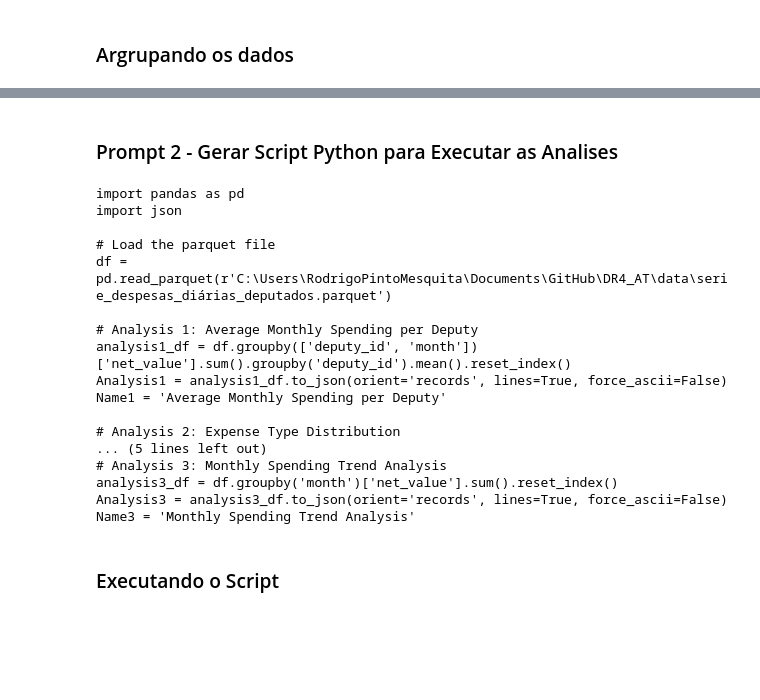
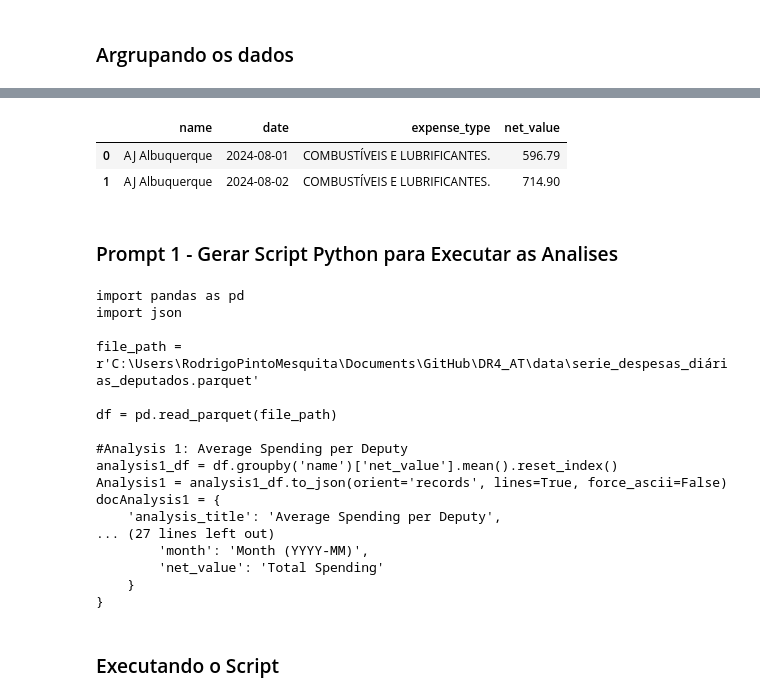
Before and after one commit to rodrigo1992-cmyk/DR4_AT, a Jupyter notebook: notebooks/main.ipynb, the cells around one changed output, grey strips where cells are left out. Drawn from its saved outputs; the diff is of its cells as text; code cells hidden in the pictures; blank space fills up the shorter version.

````diff
--- a/notebooks/main.ipynb
+++ b/notebooks/main.ipynb
@@ -276,45 +213,66 @@ analysis
+# %%
+import sys
+import os
+sys.path.append(r'C:\Users\RodrigoPintoMesquita\Documents\GitHub\DR4_AT')
+from app.dataprep import *
+
+df = get_despesas()
+df.head(2)
+# %% [output]
+|  | name | date | expense_type | net_value |
+| 0 | AJ Albuquerque | 2024-08-01 | COMBUSTÍVEIS E LUBRIFICANTES. | 596.79 |
+| 1 | AJ Albuquerque | 2024-08-02 | COMBUSTÍVEIS E LUBRIFICANTES. | 714.90 |
 # %% [markdown]
-### Prompt 2 - Gerar Script Python para Executar as Analises
+### Prompt 1 - Gerar Script Python para Executar as Analises
 # %%
-prompt_2 = f"""
+import os
+import google.generativeai as genai
+from dotenv import load_dotenv
+
+path_despesas = r'C:\Users\RodrigoPintoMesquita\Documents\GitHub\DR4_AT\data\serie_despesas_diárias_deputados.parquet'
+
+prompt_1 = f"""
 You are a data scientist analyzing the spending history of deputies in 2024.
 You have a parket file in the path {path_despesas}, with the following columns:
 
-- deputy_id: Unique identifier of the deputy.
-- month: Unique identifier of the deputy.
+- name: Deputy name.
+- date: Expense occurrence date as a string in the format 'YYYY-MM-DD'.
 - expense_type: Classification of the type of expense.
 - net_value: Amount of the expense.
 
 Instructions:
 1.Implement the 3 analyses described below in Python.
 2.Use variables (Analysis1, Analysis2, Analysis3) to store the processed dataframe from each analysis in json format (Parameters: lines=True, force_ascii=False).
-3.Use variables (Name1, Name2, Name3) to store the name of each analysis.
+3.Use variables (docAnalysis1, docAnalysis2, docAnalysis3) to store the analysis_title of each analysis and the description of the columns in related dataframe
 4.Output only the code, no need for explanations.
 
-## ANALYSIS
-{analysis}
+-Analysis 1:Average Spending per Deputy
+-Analysis 2:Total Expense per Type'
+-Analysis 3:Total Monthly Spending per Deputy
 """
 
-response = model.generate_content(prompt_2)
+genai.configure(api_key=os.getenv('GEMINI_KEY'))
+model = genai.GenerativeModel("gemini-1.5-flash")
+response = model.generate_content(prompt_1)
 script = response.text.replace("```python\n",'').replace("\n```",'')
 print(script)
 # %% [output]
 import pandas as pd
 import json
 
-# Load the parquet file
-df = pd.read_parquet(r'C:\Users\RodrigoPintoMesquita\Documents\GitHub\DR4_AT\data\serie_despesas_diárias_deputados.parquet')
+file_path = r'C:\Users\RodrigoPintoMesquita\Documents\GitHub\DR4_AT\data\serie_despesas_diárias_deputados.parquet'
 
-# Analysis 1: Average Monthly Spending per Deputy
-analysis1_df = df.groupby(['deputy_id', 'month'])['net_value'].sum().groupby('deputy_id').mean().reset_index()
+df = pd.read_parquet(file_path)
+
+#Analysis 1: Average Spending per Deputy
+analysis1_df = df.groupby('name')['net_value'].mean().reset_index()
 Analysis1 = analysis1_df.to_json(orient='records', lines=True, force_ascii=False)
-Name1 = 'Average Monthly Spending per Deputy'
-
-# Analysis 2: Expense Type Distribution
-... (5 lines left out)
-# Analysis 3: Monthly Spending Trend Analysis
-analysis3_df = df.groupby('month')['net_value'].sum().reset_index()
-Analysis3 = analysis3_df.to_json(orient='records', lines=True, force_ascii=False)
-Name3 = 'Monthly Spending Trend Analysis'
+docAnalysis1 = {
+    'analysis_title': 'Average Spending per Deputy',
+... (27 lines left out)
+        'month': 'Month (YYYY-MM)',
+        'net_value': 'Total Spending'
+    }
+}
 # %% [markdown]
 ### Executando o Script
````
Also changed, not shown: parts of 42 cells of this notebook, 16 other files.
